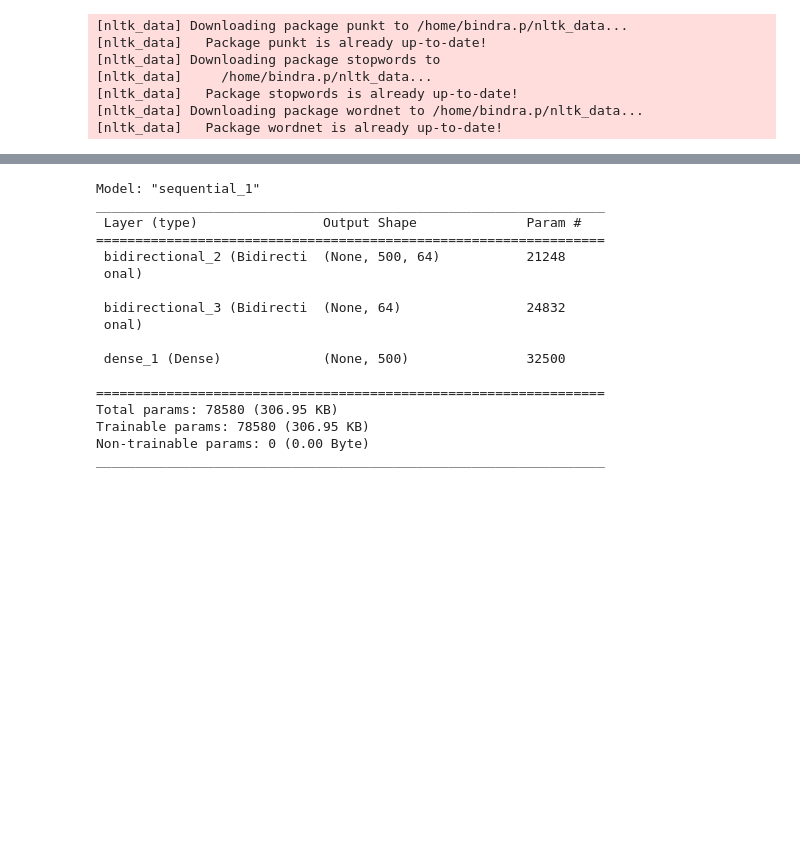
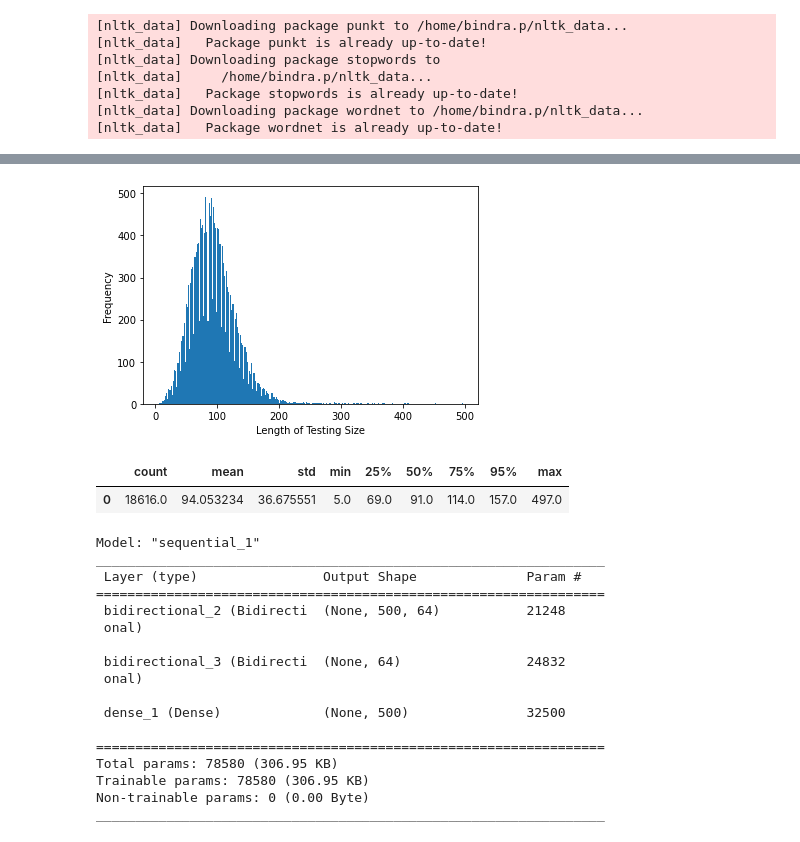
Before and after one commit to Juneechen/supervised_keyphrase_extraction, a Jupyter notebook: bi-LSTM.ipynb, the cells around one changed output, grey strips where cells are left out. Drawn from its saved outputs; the diff is of its cells as text; code cells hidden in the pictures; blank space fills up the shorter version.

```diff
--- a/bi-LSTM.ipynb
+++ b/bi-LSTM.ipynb
@@ -81,3 +77,18 @@ original samples max length: 811
+# %%
+test_size = []
+for i in test_df['input_tokens']:
+    test_size.append(len(i))
+
+plt.hist(test_size, bins=len(set(test_size)))
+plt.xlabel('Length of Testing Size')
+plt.ylabel('Frequency')
+plt.show()
+
+pd.DataFrame(np.array(test_size)).describe(percentiles = [.25, .5, .75, .95]).transpose()
+# %% [output]
+[figure, added]
+|  | count | mean | std | min | 25% | 50% | 75% | 95% | max |
+| 0 | 18616.0 | 94.053234 | 36.675551 | 5.0 | 69.0 | 91.0 | 114.0 | 157.0 | 497.0 |
 # %%
 # build bi-LSTM model
 model = Sequential()
```
Also changed, not shown: parts of 13 cells of this notebook, 15 other files.
